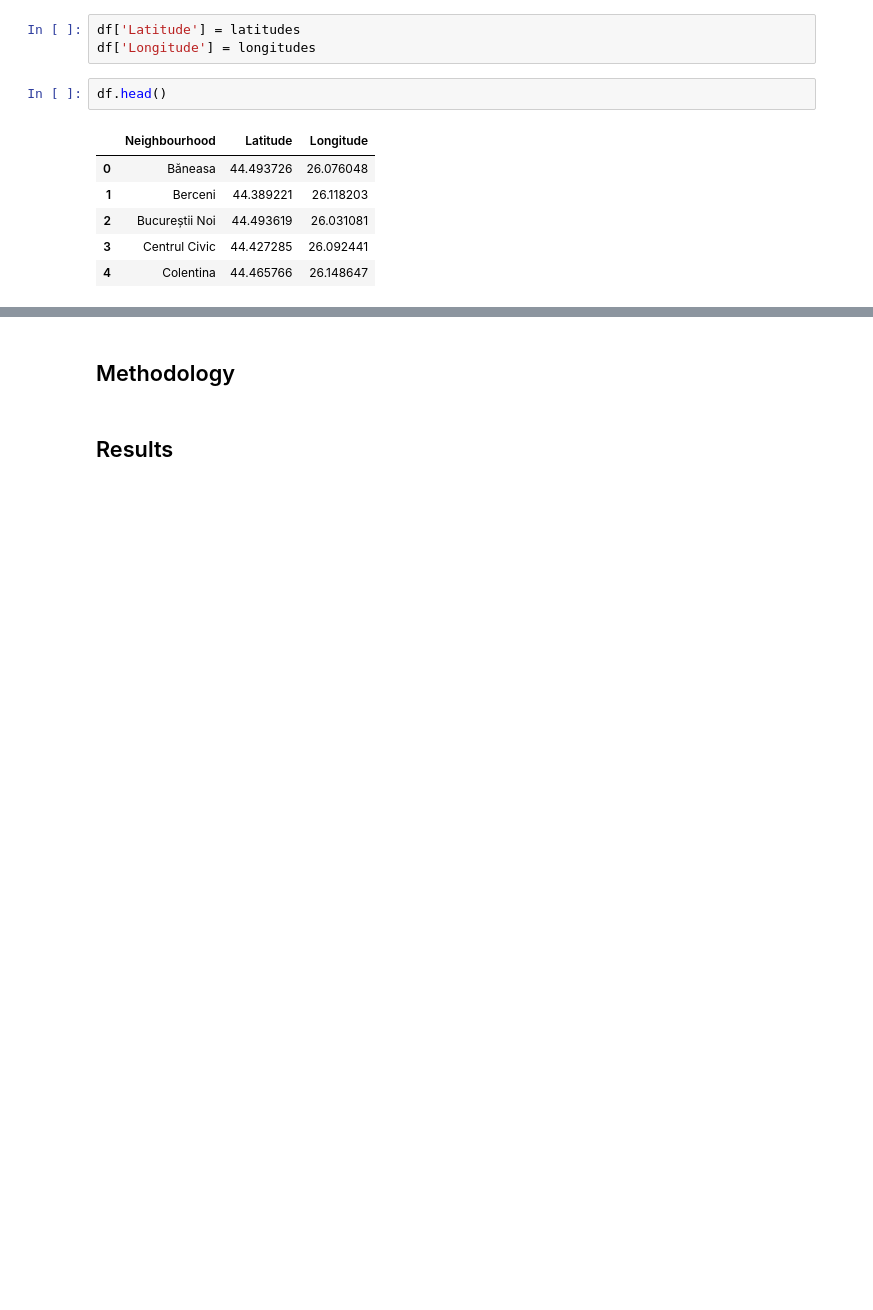
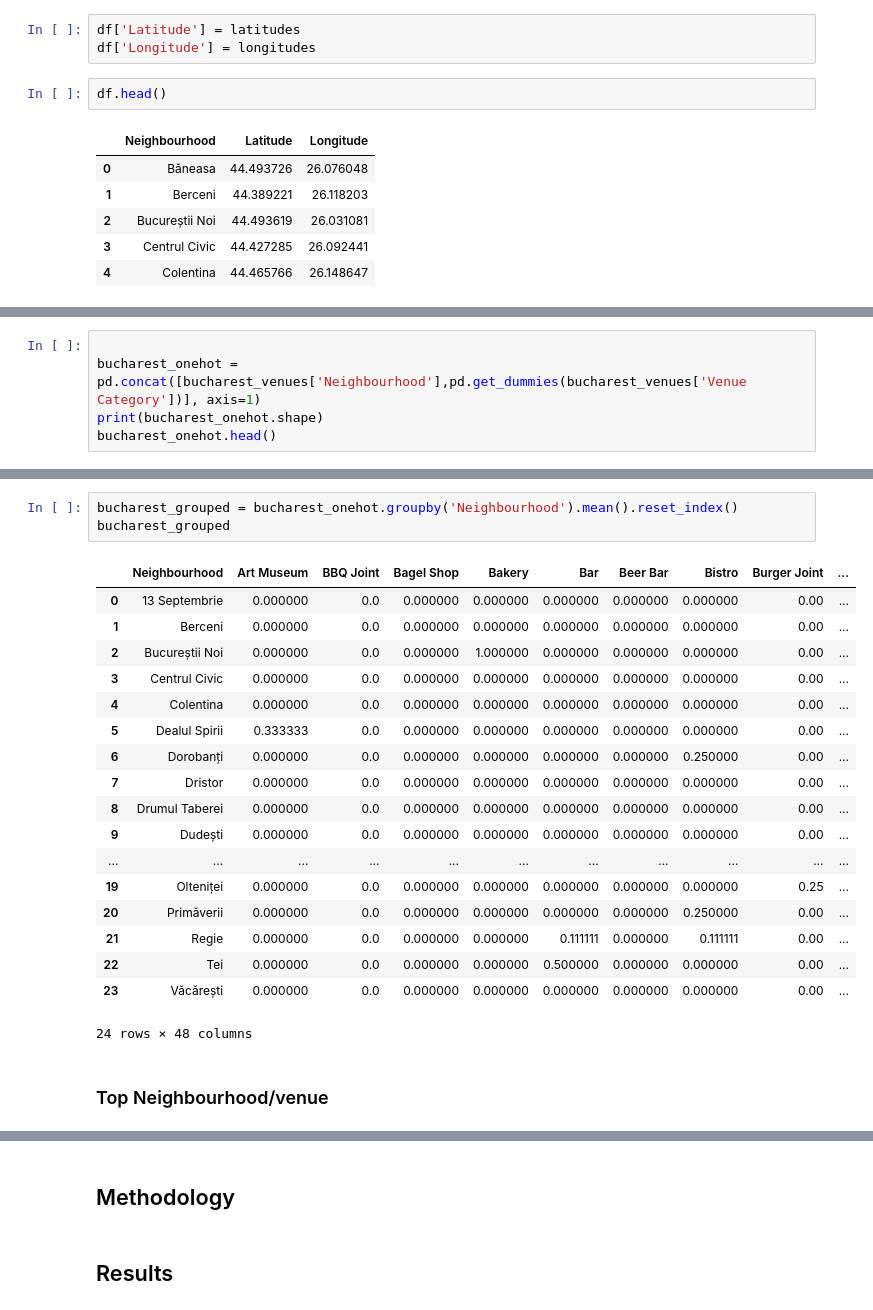
Before and after one commit to silvyshor/Phyton-SQL-projects-for-IBM-Data-Science, a Jupyter notebook: Silvia's 'Dress to Impress' Project.ipynb, the cells around one changed output, grey strips where cells are left out. Saved outputs shown, nothing was run; the diff lists cells and outputs as text; blank space fills up the shorter version.

```diff
--- a/Silvia's 'Dress to Impress' Project.ipynb
+++ b/Silvia's 'Dress to Impress' Project.ipynb
@@ -126,0 +298,5 @@ df.head()
+# %%
+
+bucharest_onehot = pd.concat([bucharest_venues['Neighbourhood'],pd.get_dummies(bucharest_venues['Venue Category'])], axis=1)
+print(bucharest_onehot.shape)
+bucharest_onehot.head()
@@ -126,0 +312,24 @@ df.head()
+# %%
+bucharest_grouped = bucharest_onehot.groupby('Neighbourhood').mean().reset_index()
+bucharest_grouped
+# %% [output]
+|  | Neighbourhood | Art Museum | BBQ Joint | Bagel Shop | Bakery | Bar | Beer Bar | Bistro | Burger Joint | ... |
+| 0 | 13 Septembrie | 0.000000 | 0.0 | 0.000000 | 0.000000 | 0.000000 | 0.000000 | 0.000000 | 0.00 | ... |
+| 1 | Berceni | 0.000000 | 0.0 | 0.000000 | 0.000000 | 0.000000 | 0.000000 | 0.000000 | 0.00 | ... |
+| 2 | Bucureștii Noi | 0.000000 | 0.0 | 0.000000 | 1.000000 | 0.000000 | 0.000000 | 0.000000 | 0.00 | ... |
+| 3 | Centrul Civic | 0.000000 | 0.0 | 0.000000 | 0.000000 | 0.000000 | 0.000000 | 0.000000 | 0.00 | ... |
+| 4 | Colentina | 0.000000 | 0.0 | 0.000000 | 0.000000 | 0.000000 | 0.000000 | 0.000000 | 0.00 | ... |
+| 5 | Dealul Spirii | 0.333333 | 0.0 | 0.000000 | 0.000000 | 0.000000 | 0.000000 | 0.000000 | 0.00 | ... |
+| 6 | Dorobanți | 0.000000 | 0.0 | 0.000000 | 0.000000 | 0.000000 | 0.000000 | 0.250000 | 0.00 | ... |
+| 7 | Dristor | 0.000000 | 0.0 | 0.000000 | 0.000000 | 0.000000 | 0.000000 | 0.000000 | 0.00 | ... |
+| 8 | Drumul Taberei | 0.000000 | 0.0 | 0.000000 | 0.000000 | 0.000000 | 0.000000 | 0.000000 | 0.00 | ... |
+| 9 | Dudești | 0.000000 | 0.0 | 0.000000 | 0.000000 | 0.000000 | 0.000000 | 0.000000 | 0.00 | ... |
+| ... | ... | ... | ... | ... | ... | ... | ... | ... | ... | ... |
+| 19 | Olteniței | 0.000000 | 0.0 | 0.000000 | 0.000000 | 0.000000 | 0.000000 | 0.000000 | 0.25 | ... |
+| 20 | Primăverii | 0.000000 | 0.0 | 0.000000 | 0.000000 | 0.000000 | 0.000000 | 0.250000 | 0.00 | ... |
+| 21 | Regie | 0.000000 | 0.0 | 0.000000 | 0.000000 | 0.111111 | 0.000000 | 0.111111 | 0.00 | ... |
+| 22 | Tei | 0.000000 | 0.0 | 0.000000 | 0.000000 | 0.500000 | 0.000000 | 0.000000 | 0.00 | ... |
+| 23 | Văcărești | 0.000000 | 0.0 | 0.000000 | 0.000000 | 0.000000 | 0.000000 | 0.000000 | 0.00 | ... |
+24 rows × 48 columns
+# %% [markdown]
+### Top Neighbourhood/venue
```
Also changed, not shown: parts of 59 cells of this notebook.
